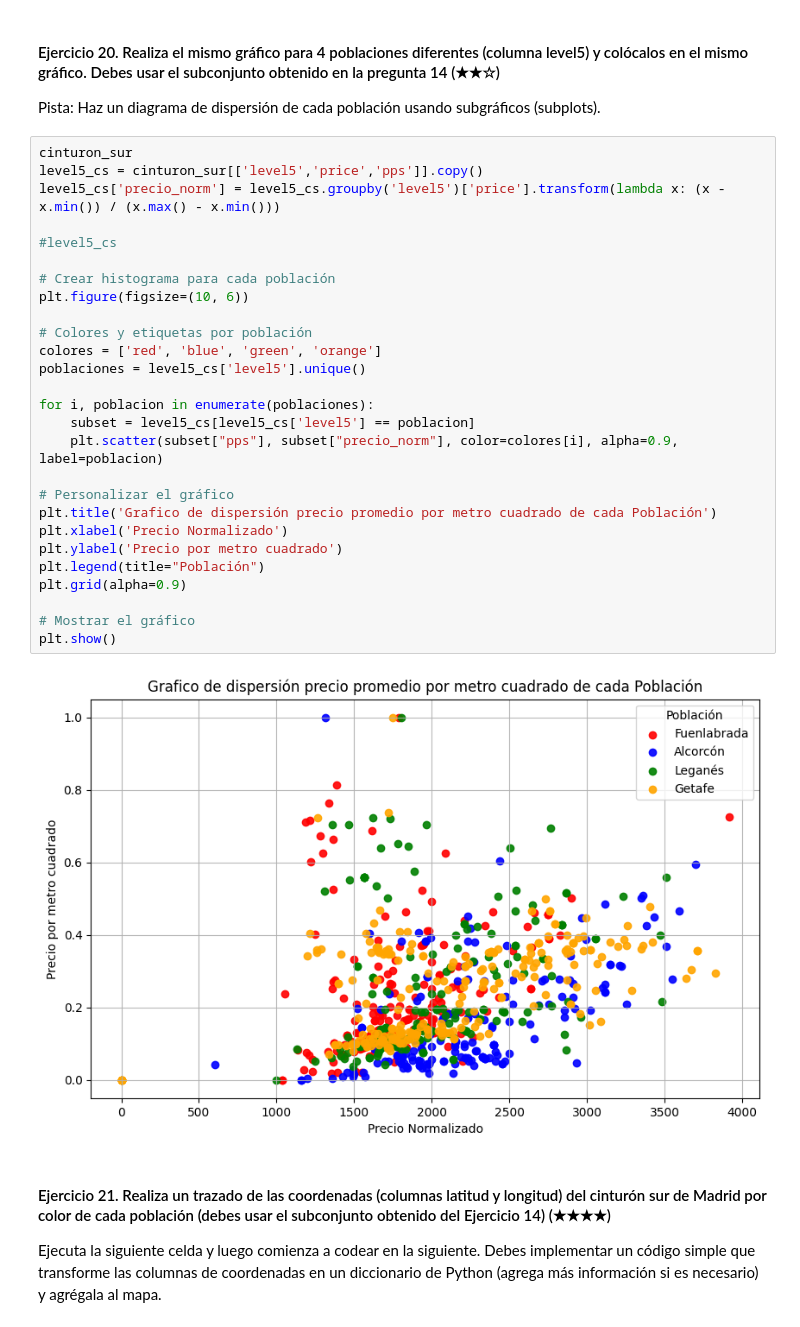
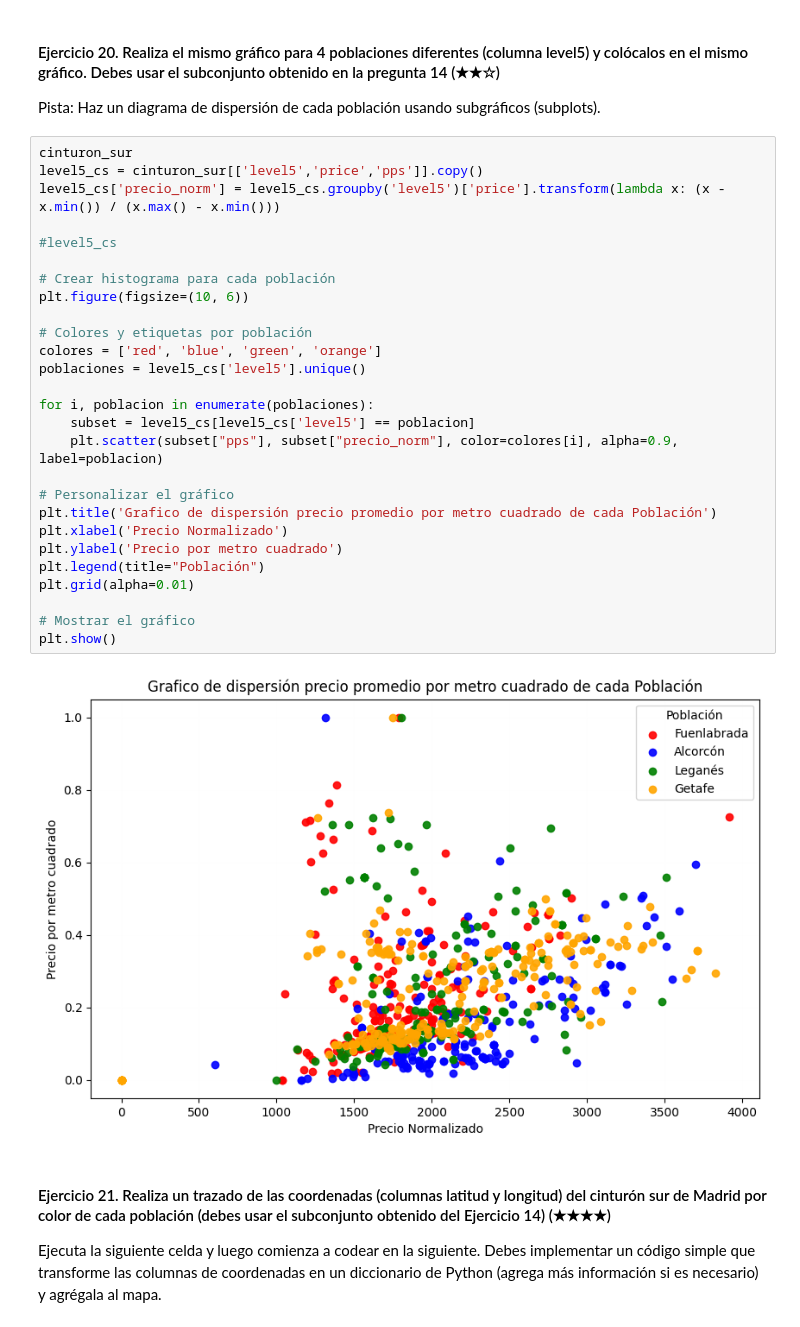
Before and after one commit to diegomacaya/realestate-datacleanup-exercise, a Jupyter notebook: project.es.ipynb, the cells around one changed output. Saved outputs shown, nothing was run; the diff lists cells and outputs as text.

```diff
--- a/project.es.ipynb
+++ b/project.es.ipynb
@@ -491,32 +491,32 @@ Pista: Haz un diagrama de dispersión de cada población usando subgráficos (su
 # %%
 cinturon_sur
 level5_cs = cinturon_sur[['level5','price','pps']].copy()
 level5_cs['precio_norm'] = level5_cs.groupby('level5')['price'].transform(lambda x: (x - x.min()) / (x.max() - x.min()))
 
 #level5_cs
 
 # Crear histograma para cada población
 plt.figure(figsize=(10, 6))
 
 # Colores y etiquetas por población
 colores = ['red', 'blue', 'green', 'orange']
 poblaciones = level5_cs['level5'].unique()
 
 for i, poblacion in enumerate(poblaciones):
     subset = level5_cs[level5_cs['level5'] == poblacion]
     plt.scatter(subset["pps"], subset["precio_norm"], color=colores[i], alpha=0.9, label=poblacion)
 
 # Personalizar el gráfico
 plt.title('Grafico de dispersión precio promedio por metro cuadrado de cada Población')
 plt.xlabel('Precio Normalizado')
 plt.ylabel('Precio por metro cuadrado')
 plt.legend(title="Población")
-plt.grid(alpha=0.9)
+plt.grid(alpha=0.01)
 
 # Mostrar el gráfico
 plt.show()
 # %% [output]
-[figure, old version]
+[figure, new version]
 # %% [markdown]
 #### Ejercicio 21. Realiza un trazado de las coordenadas (columnas latitud y longitud) del cinturón sur de Madrid por color de cada población (debes usar el subconjunto obtenido del Ejercicio 14) (★★★★)
 
```
Also changed, not shown: parts of 2 cells of this notebook.
